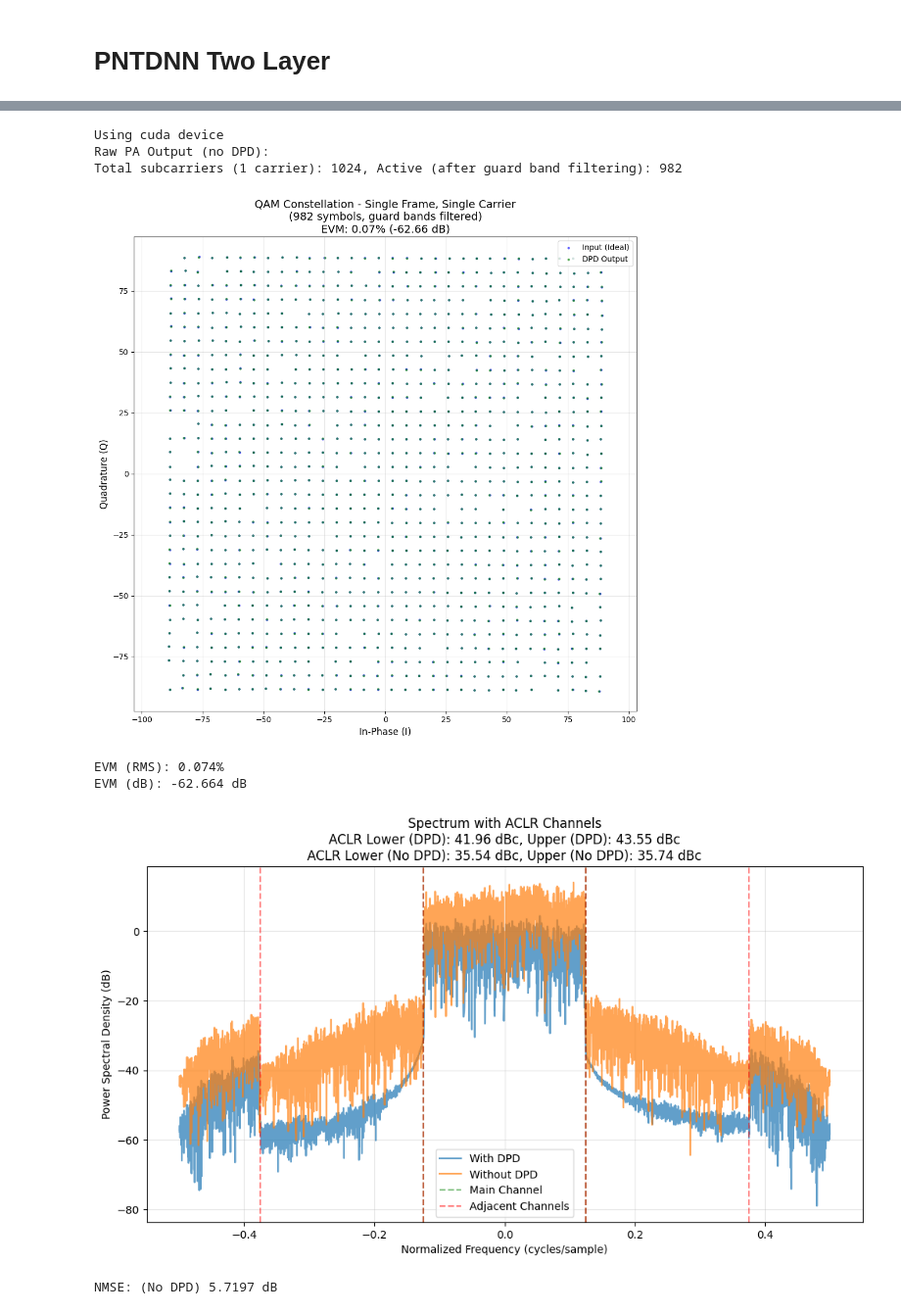
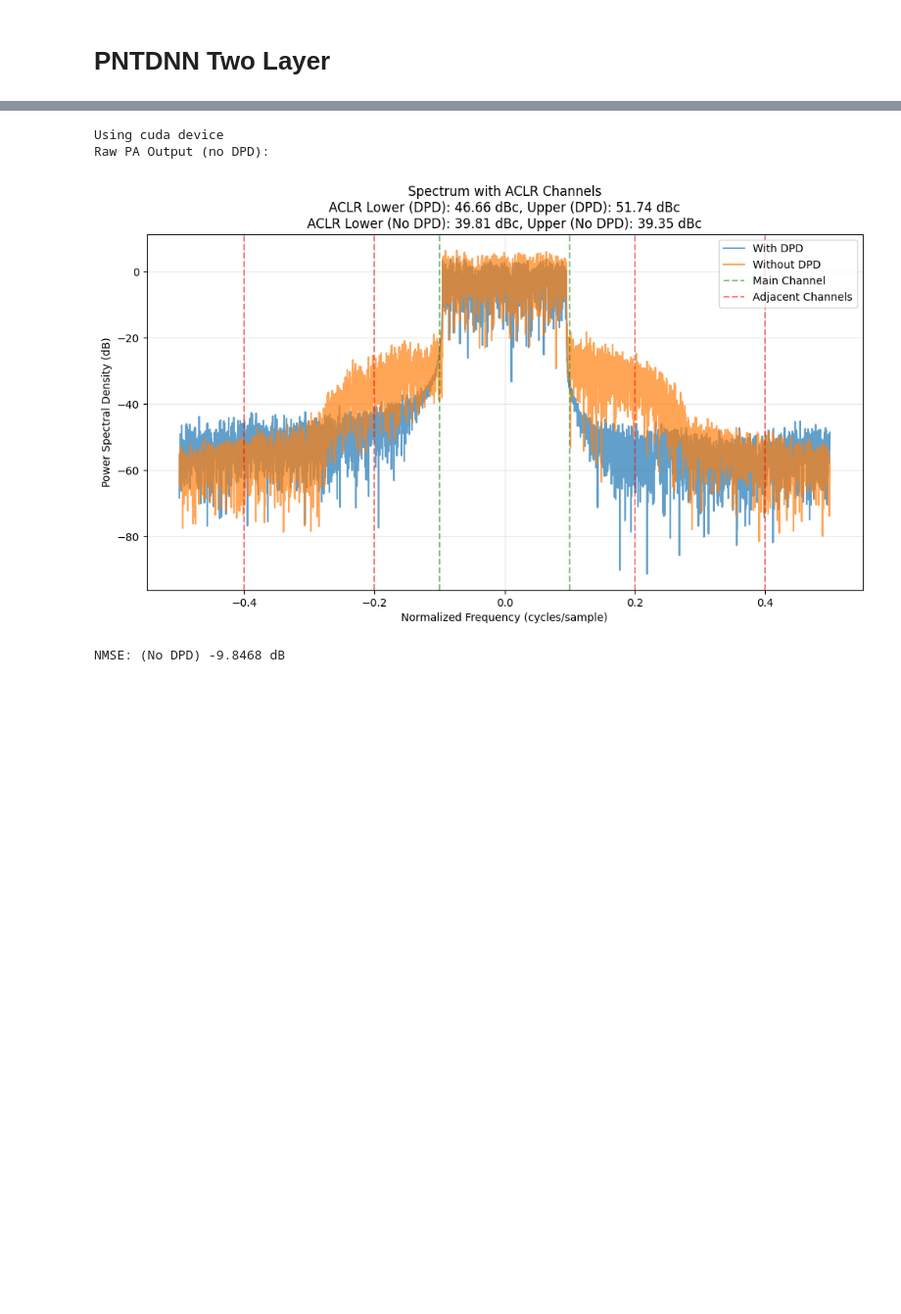
Before and after one commit to aquigney/sparseDPD, a Jupyter notebook: ucd_pruning/open_dpd_dataset_pruning.ipynb, the cells around one changed output, grey strips where cells are left out. Shown at 98% size. Drawn from its saved outputs; the diff is of its cells as text; code cells hidden in the pictures; blank space fills up the shorter version.

```diff
--- a/ucd_pruning/open_dpd_dataset_pruning.ipynb
+++ b/ucd_pruning/open_dpd_dataset_pruning.ipynb
@@ -538,34 +562,29 @@ NMSE: -55.7729 dB
 # %%
 PNTDNN_three_layer_inverse_nn = PNTDNN_NeuralNetwork(num_memory_levels=15, model_type='ThreeLayerNetwork', nn_file_path='pntdnn_three_layer_inverse_model_open.pt', forward_model=False)
 datapath_pntdnn_three_layer = Datapath(forward_model=PGJANET_forward_nn, inverse_model=PNTDNN_three_layer_inverse_nn)
 
 # Evaluate model performance before pruning
 openDPD_fs = 640e6  # Sampling frequency: 640 MHz
 openDPD_bw_main_ch = 160e6  # Main channel bandwidth: 160 MHz
 openDPD_bw_sub_ch = 40e6  # Sub-channel bandwidth: 40 MHz
 openDPD_n_sub_ch = 4  # Number of sub-channels
 openDPD_nperseg = 16384  # FFT size (frame length)
 
 # Plot the QAM constellation - First check raw PA output (should be distorted)
 print("Raw PA Output (no DPD):")
-datapath_pntdnn_three_layer.plot_constellation(simpleDataManager.training_dataset, fs = openDPD_fs, bw_sub_ch = openDPD_bw_sub_ch, n_sub_ch = openDPD_n_sub_ch, nperseg = openDPD_nperseg, show_dpd_output=True)
 
 datapath_pntdnn_three_layer.plot_spectrum_with_aclr(
     simpleDataManager.test_dataset.input_data[:5000],
     channel_bw=0.2,
-    channel_bw=0.3
+    channel_spacing=0.3
 )
 
 print(f"NMSE: (No DPD) {simpleDataManager.test_dataset.calculate_nmse():.4f} dB")
 # %% [output]
 Using cuda device
 Raw PA Output (no DPD):
-Total subcarriers (1 carrier): 1024, Active (after guard band filtering): 982
-[figure, old version]
+[figure, new version]
-EVM (RMS): 0.074%
-EVM (dB): -62.664 dB
+NMSE: (No DPD) -9.8468 dB
-[figure, removed]
-NMSE: (No DPD) 5.7197 dB
 # %%
 # Now prune the inverse model and evaluate performance again
 pruning_experiment_pntdnn_three_layer = DatapathPruningExperiment(
```
Also changed, not shown: parts of 13 cells of this notebook, 7 other files.
